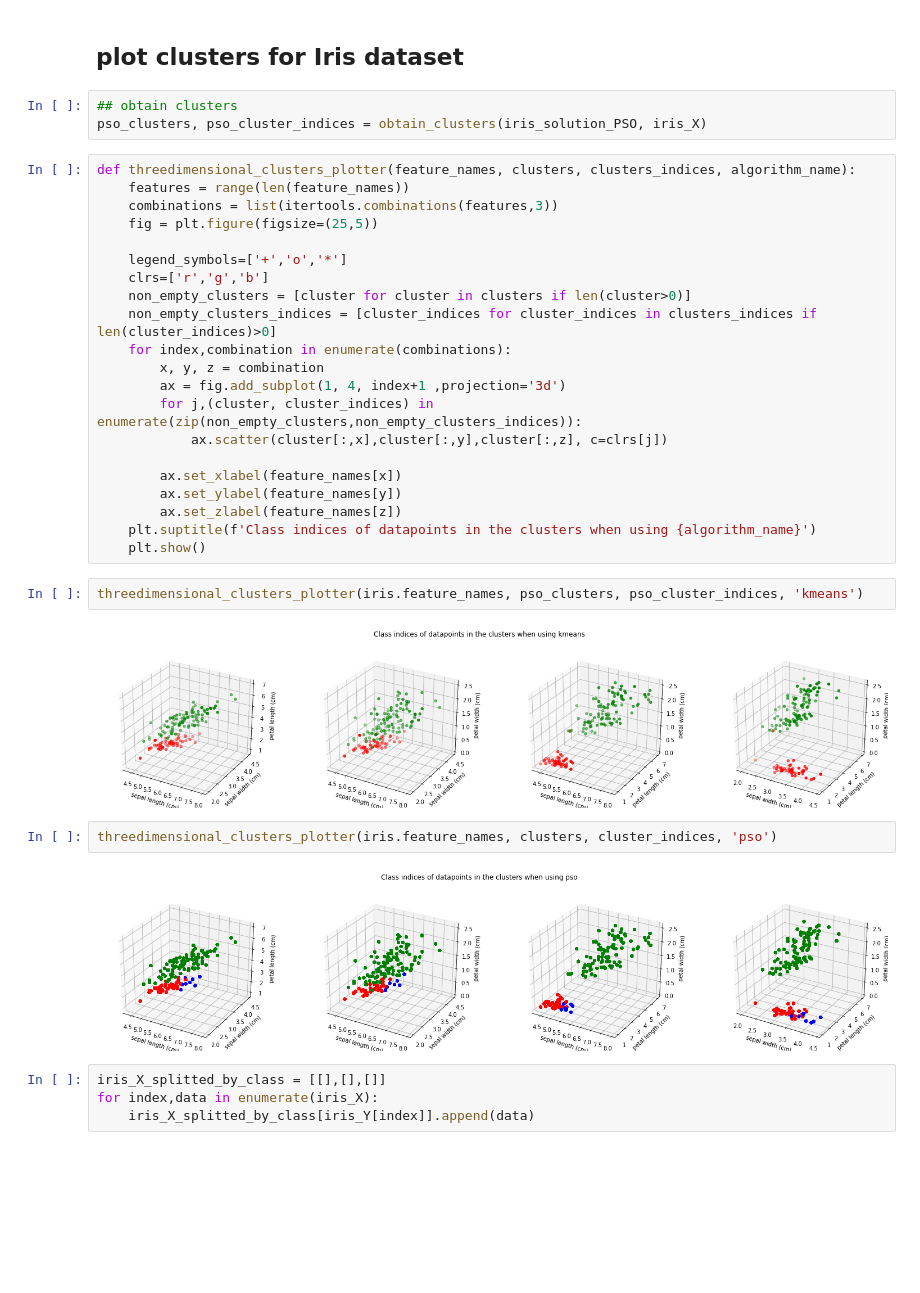
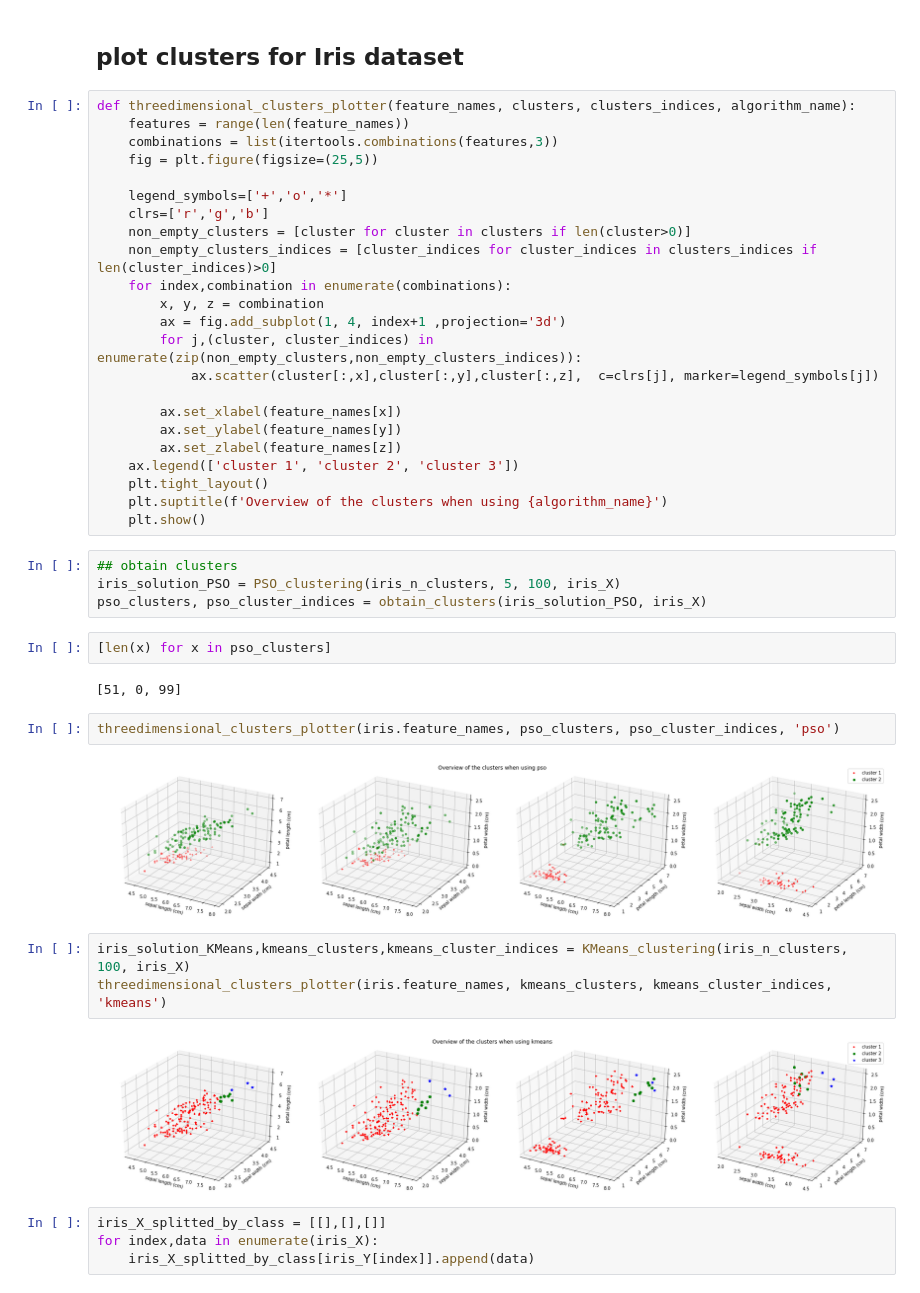
Before and after one commit to Avuerro/NaturalComputing, a Jupyter notebook: Assignment2-SI/Assignment2_SI_Exercise3_Final.ipynb, the cells around one changed output. Drawn from its saved outputs; the diff is of its cells as text; blank space fills up the shorter version.

Commit message:
modified plot code

```diff
--- a/Assignment2-SI/Assignment2_SI_Exercise3_Final.ipynb
+++ b/Assignment2-SI/Assignment2_SI_Exercise3_Final.ipynb
@@ -256,37 +244,45 @@ Average PSO quantization error over 30 simulations 0.5551924375507336 ± 0.05023
 # %% [markdown]
 ## plot clusters for Iris dataset
+# %%
+def threedimensional_clusters_plotter(feature_names, clusters, clusters_indices, algorithm_name):
+    features = range(len(feature_names))
+    combinations = list(itertools.combinations(features,3))
+    fig = plt.figure(figsize=(25,5))
+
+    legend_symbols=['+','o','*']
+    clrs=['r','g','b']
+    non_empty_clusters = [cluster for cluster in clusters if len(cluster>0)]
+    non_empty_clusters_indices = [cluster_indices for cluster_indices in clusters_indices if len(cluster_indices)>0]
+    for index,combination in enumerate(combinations):
+        x, y, z = combination
+        ax = fig.add_subplot(1, 4, index+1 ,projection='3d')
+        for j,(cluster, cluster_indices) in enumerate(zip(non_empty_clusters,non_empty_clusters_indices)):
+            ax.scatter(cluster[:,x],cluster[:,y],cluster[:,z],  c=clrs[j], marker=legend_symbols[j])
+
+        ax.set_xlabel(feature_names[x])
+        ax.set_ylabel(feature_names[y])
+        ax.set_zlabel(feature_names[z])
+    ax.legend(['cluster 1', 'cluster 2', 'cluster 3'])
+    plt.tight_layout()
+    plt.suptitle(f'Overview of the clusters when using {algorithm_name}')
+    plt.show()
 # %%
 ## obtain clusters
+iris_solution_PSO = PSO_clustering(iris_n_clusters, 5, 100, iris_X)
 pso_clusters, pso_cluster_indices = obtain_clusters(iris_solution_PSO, iris_X)
-# %%
-def threedimensional_clusters_plotter(feature_names, clusters, clusters_indices, algorithm_name):
-    features = range(len(feature_names))
-    combinations = list(itertools.combinations(features,3))
-    fig = plt.figure(figsize=(25,5))
-
-    legend_symbols=['+','o','*']
-    clrs=['r','g','b']
-    non_empty_clusters = [cluster for cluster in clusters if len(cluster>0)]
-    non_empty_clusters_indices = [cluster_indices for cluster_indices in clusters_indices if len(cluster_indices)>0]
-    for index,combination in enumerate(combinations):
-        x, y, z = combination
-        ax = fig.add_subplot(1, 4, index+1 ,projection='3d')
-        for j,(cluster, cluster_indices) in enumerate(zip(non_empty_clusters,non_empty_clusters_indices)):
-            ax.scatter(cluster[:,x],cluster[:,y],cluster[:,z], c=clrs[j])
-
-        ax.set_xlabel(feature_names[x])
-        ax.set_ylabel(feature_names[y])
-        ax.set_zlabel(feature_names[z])
-    plt.suptitle(f'Class indices of datapoints in the clusters when using {algorithm_name}')
-    plt.show()
+# %%
+[len(x) for x in pso_clusters]
+# %% [output]
+[51, 0, 99]
 # %%
-threedimensional_clusters_plotter(iris.feature_names, pso_clusters, pso_cluster_indices, 'kmeans')
+threedimensional_clusters_plotter(iris.feature_names, pso_clusters, pso_cluster_indices, 'pso')
 # %% [output]
-[figure, old version]
+[figure, new version]
-# %%
-threedimensional_clusters_plotter(iris.feature_names, clusters, cluster_indices, 'pso')
-# %% [output]
-[figure, removed]
+# %%
+iris_solution_KMeans,kmeans_clusters,kmeans_cluster_indices = KMeans_clustering(iris_n_clusters, 100, iris_X)
+threedimensional_clusters_plotter(iris.feature_names, kmeans_clusters, kmeans_cluster_indices, 'kmeans')
+# %% [output]
+[figure, added]
 # %%
 iris_X_splitted_by_class = [[],[],[]]
 for index,data in enumerate(iris_X):
```
Also changed, not shown: parts of 5 cells of this notebook.
